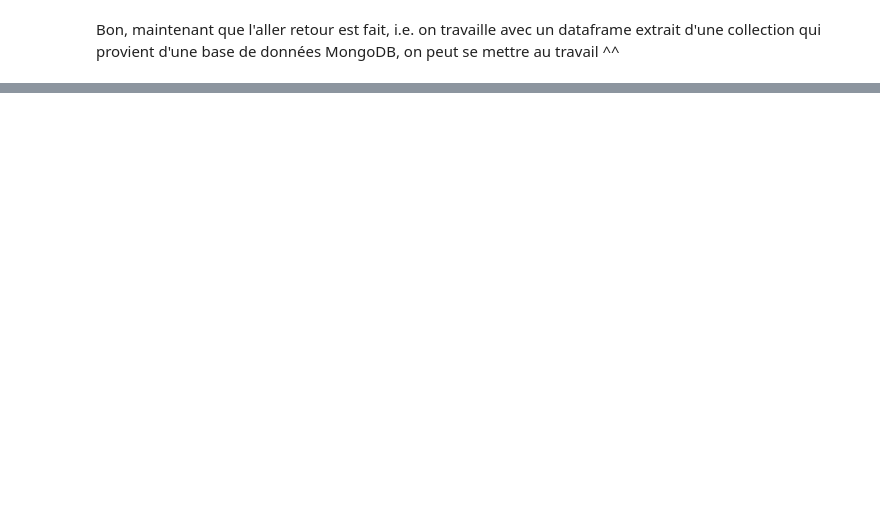
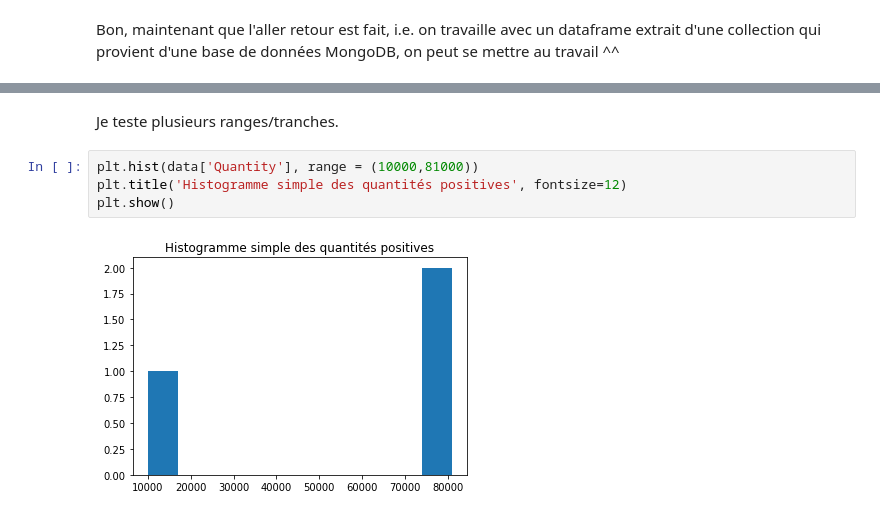
Before and after one commit to federicoding/TestTechnique, a Jupyter notebook: Analyse.ipynb, the cells around one changed output, grey strips where cells are left out. Saved outputs shown, nothing was run; the diff lists cells and outputs as text; blank space fills up the shorter version.

```diff
--- a/Analyse.ipynb
+++ b/Analyse.ipynb
@@ -44,0 +232,8 @@ Bon, maintenant que l'aller retour est fait, i.e. on travaille avec un dataframe
+# %% [markdown]
+Je teste plusieurs ranges/tranches.
+# %%
+plt.hist(data['Quantity'], range = (10000,81000))
+plt.title('Histogramme simple des quantités positives', fontsize=12)
+plt.show()
+# %% [output]
+[figure, added]
```
Also changed, not shown: parts of 105 cells of this notebook.
